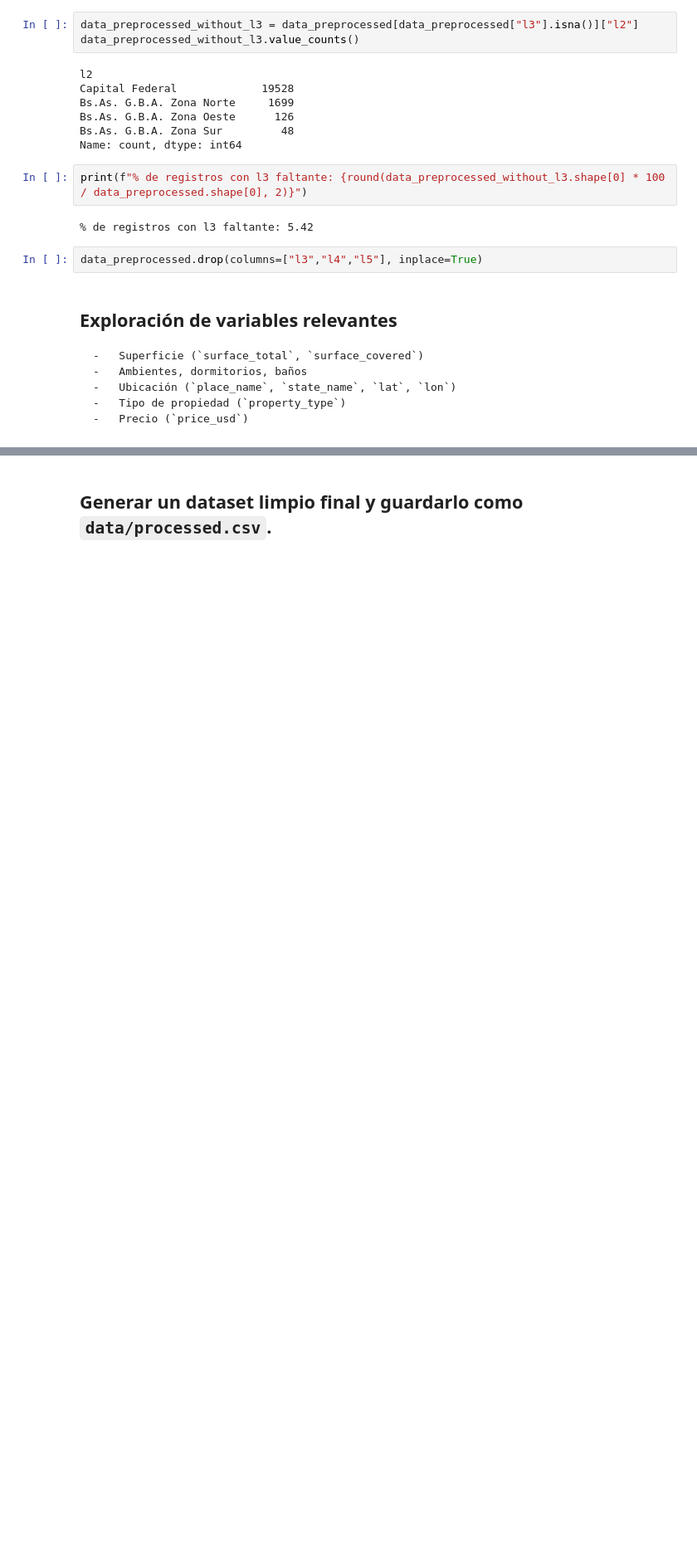
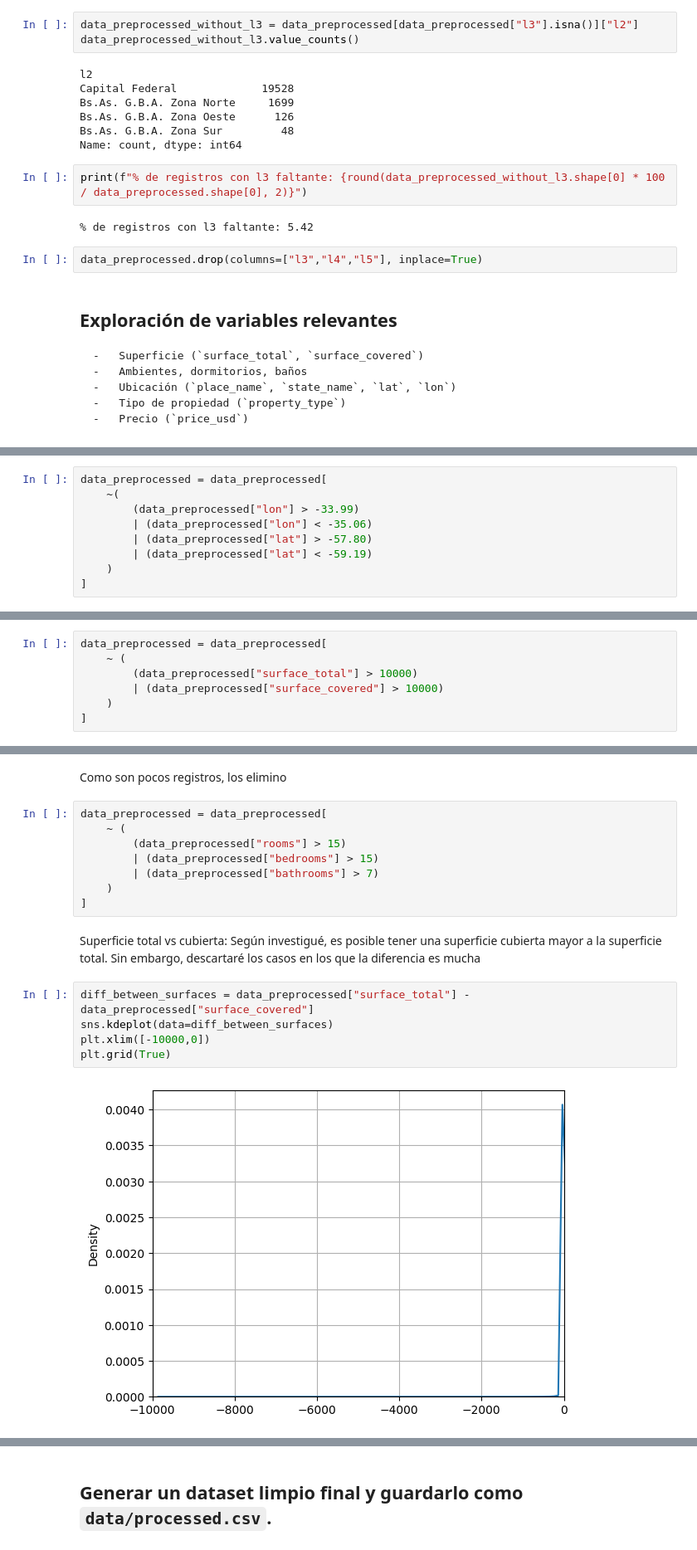
Before and after one commit to alejo-cuello/proyecto-final-bootcamp-ds-mlops, a Jupyter notebook: notebooks/01-eda.ipynb, the cells around one changed output, grey strips where cells are left out. Shown at 83% size. Cells and saved outputs as stored; diff of their text form; blank space fills up the shorter version.

```diff
--- a/notebooks/01-eda.ipynb
+++ b/notebooks/01-eda.ipynb
@@ -474,0 +580,9 @@ data_preprocessed.drop(columns=["l3","l4","l5"], inplace=True)
+# %%
+data_preprocessed = data_preprocessed[
+    ~(
+        (data_preprocessed["lon"] > -33.99)
+        | (data_preprocessed["lon"] < -35.06)
+        | (data_preprocessed["lat"] > -57.80)
+        | (data_preprocessed["lat"] < -59.19)
+    )
+]
@@ -474,0 +609,7 @@ data_preprocessed.drop(columns=["l3","l4","l5"], inplace=True)
+# %%
+data_preprocessed = data_preprocessed[
+    ~ (
+        (data_preprocessed["surface_total"] > 10000)
+        | (data_preprocessed["surface_covered"] > 10000)
+    )
+]
@@ -474,0 +631,19 @@ data_preprocessed.drop(columns=["l3","l4","l5"], inplace=True)
+# %% [markdown]
+Como son pocos registros, los elimino
+# %%
+data_preprocessed = data_preprocessed[
+    ~ (
+        (data_preprocessed["rooms"] > 15)
+        | (data_preprocessed["bedrooms"] > 15)
+        | (data_preprocessed["bathrooms"] > 7)
+    )
+]
+# %% [markdown]
+Superficie total vs cubierta: Según investigué, es posible tener una superficie cubierta mayor a la superficie total. Sin embargo, descartaré los casos en los que la diferencia es mucha
+# %%
+diff_between_surfaces = data_preprocessed["surface_total"] - data_preprocessed["surface_covered"]
+sns.kdeplot(data=diff_between_surfaces)
+plt.xlim([-10000,0])
+plt.grid(True)
+# %% [output]
+[figure, added]
```
Also changed, not shown: parts of 32 cells of this notebook.
